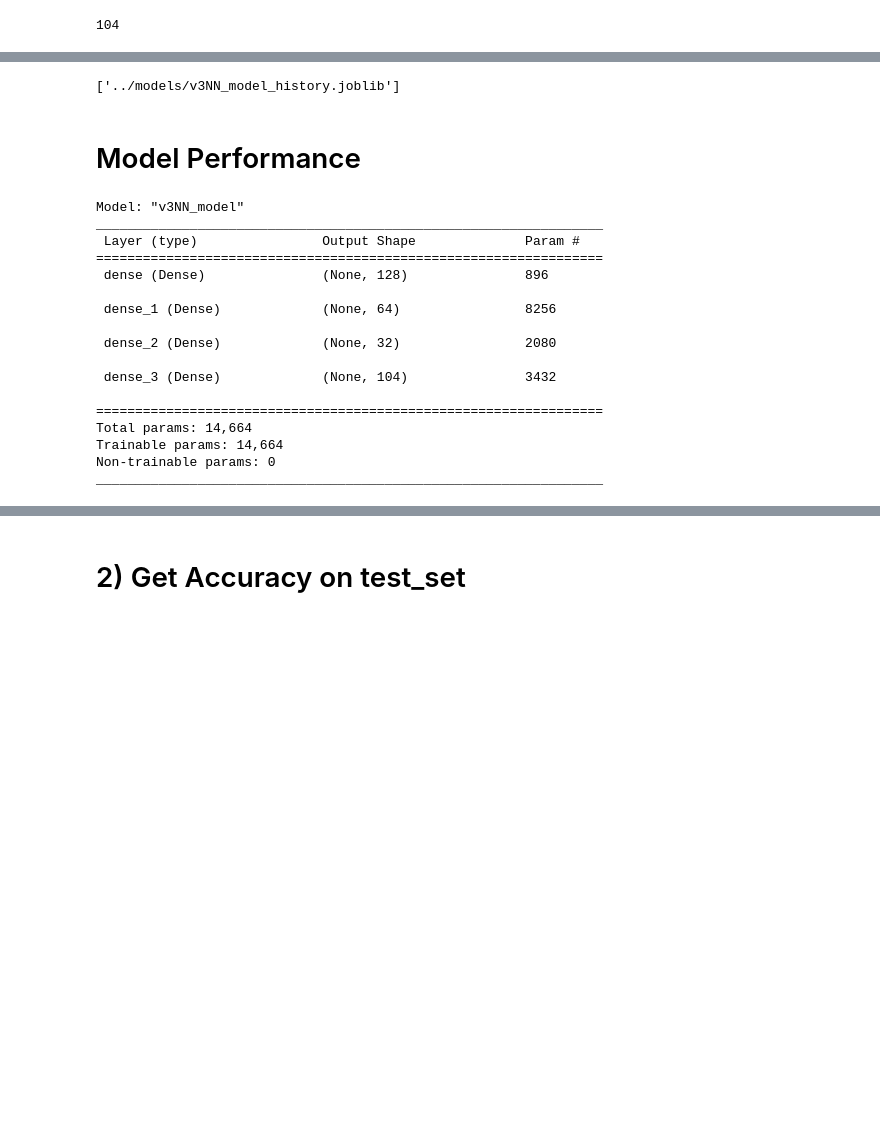
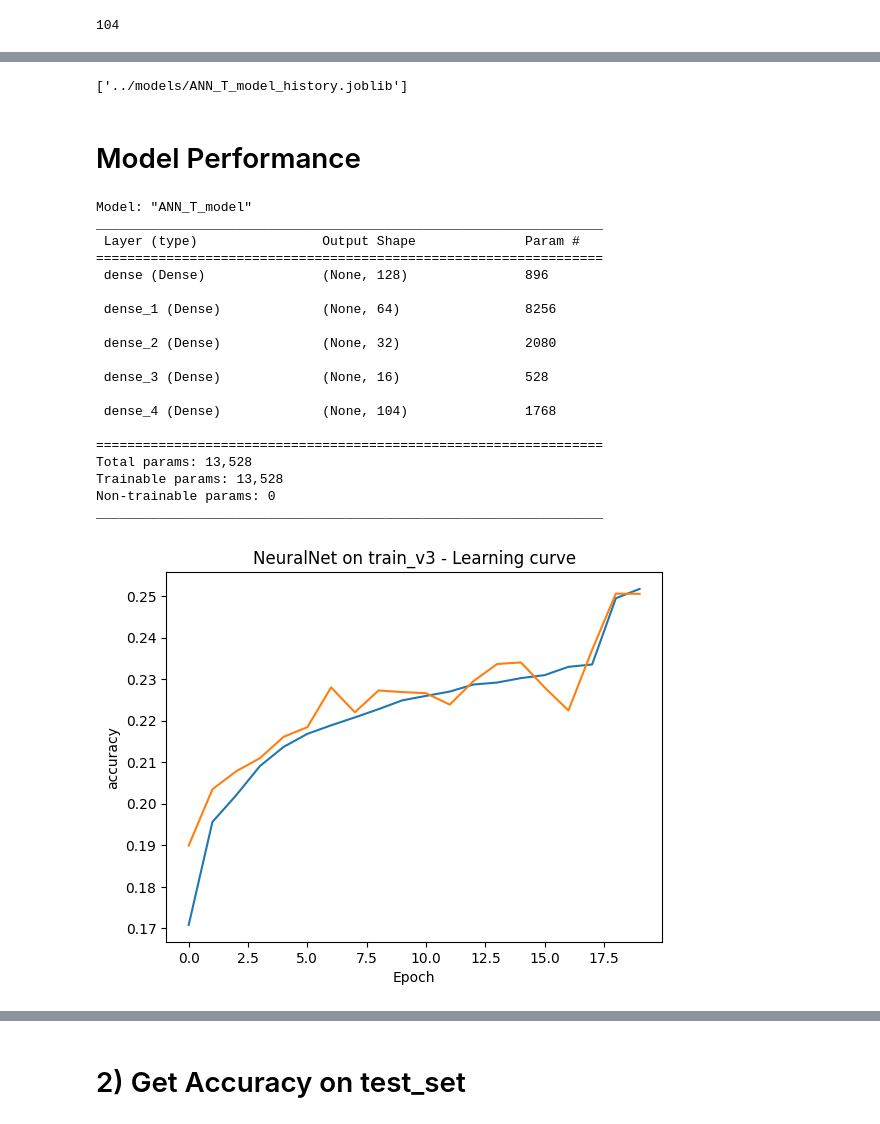
Before and after one commit to TINALIUTS2020/ADSI_AT2, a Jupyter notebook: notebooks/NNM_on_v3data_Tina.ipynb, the cells around one changed output, grey strips where cells are left out. Saved outputs shown, nothing was run; the diff lists cells and outputs as text; code cells hidden in the pictures; blank space fills up the shorter version.

```diff
--- a/notebooks/NNM_on_v3data_Tina.ipynb
+++ b/notebooks/NNM_on_v3data_Tina.ipynb
@@ -226,7 +238,7 @@ dump(v3NN_model, model_folder_path+'v3NN_model.joblib')
 # %%
-dump(v3NN_model.history, model_folder_path+'v3NN_model_history.joblib')
+dump(ANN_T_model.history, model_folder_path+'ANN_T_model_history.joblib')
 # %% [output]
-['../models/v3NN_model_history.joblib']
+['../models/ANN_T_model_history.joblib']
 # %% [markdown]
 # Model Performance
 # %%
@@ -236,9 +248,9 @@ v3NN_history = joblib.load(model_folder_path+'v3NN_model_history.joblib')
 # %%
 # Model Summary after model.save
-v3NN_model._name = 'v3NN_model'
-v3NN_model.summary()
+ANN_T_model._name = 'ANN_T_model'
+ANN_T_model.summary()
 # %% [output]
-Model: "v3NN_model"
+Model: "ANN_T_model"
 _________________________________________________________________
  Layer (type)                Output Shape              Param #
 =================================================================
@@ -248,16 +260,20 @@ _________________________________________________________________
 
  dense_2 (Dense)             (None, 32)                2080
 
- dense_3 (Dense)             (None, 104)               3432
+ dense_3 (Dense)             (None, 16)                528
+
+ dense_4 (Dense)             (None, 104)               1768
 
 =================================================================
-Total params: 14,664
-Trainable params: 14,664
+Total params: 13,528
+Trainable params: 13,528
 Non-trainable params: 0
 _________________________________________________________________
 # %%
 # Model- learning curve
-from ds.visualization.visualize import plot_model_learningcurve
-plot_model_learningcurve(v3NN_history.history,'NeuralNet on train_v3 - Learning curve')
+from ds.models.performance import plot_model_learningcurve
+plot_model_learningcurve(ANN_T_history.history,'NeuralNet on train_v3 - Learning curve')
+# %% [output]
+[figure, added]
 # %%
 # plot performance on train set
```
Also changed, not shown: parts of 27 cells of this notebook, 3 other files.
